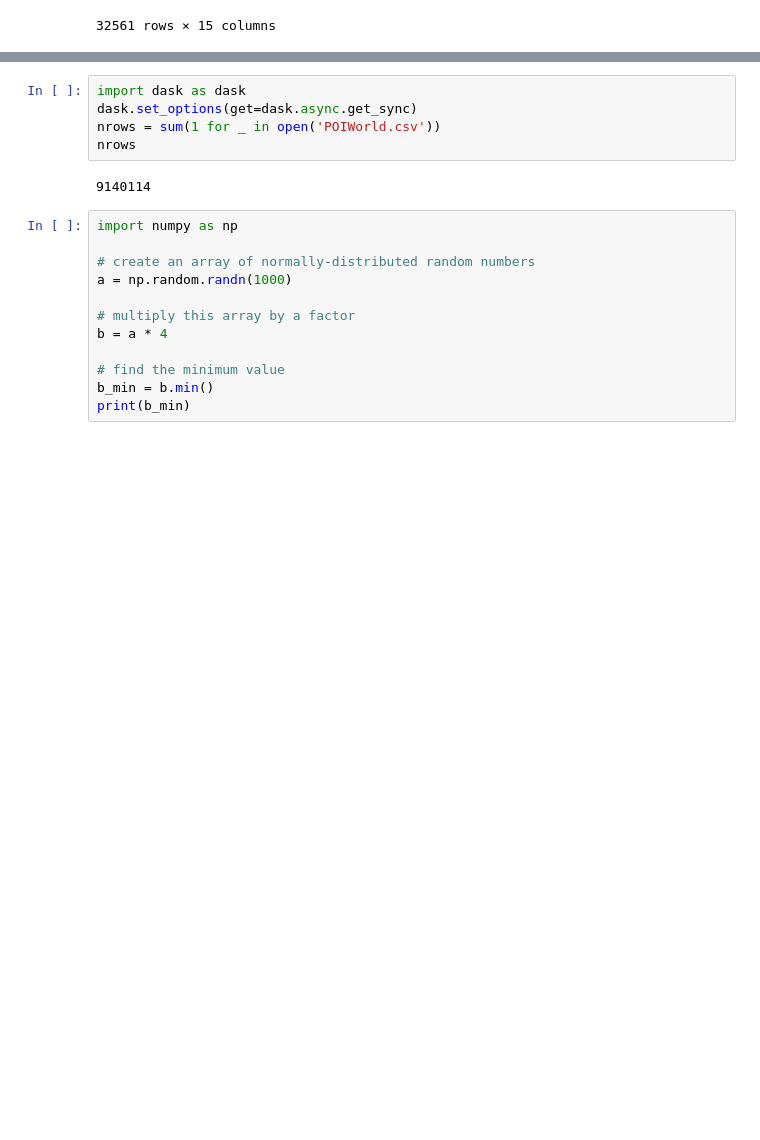
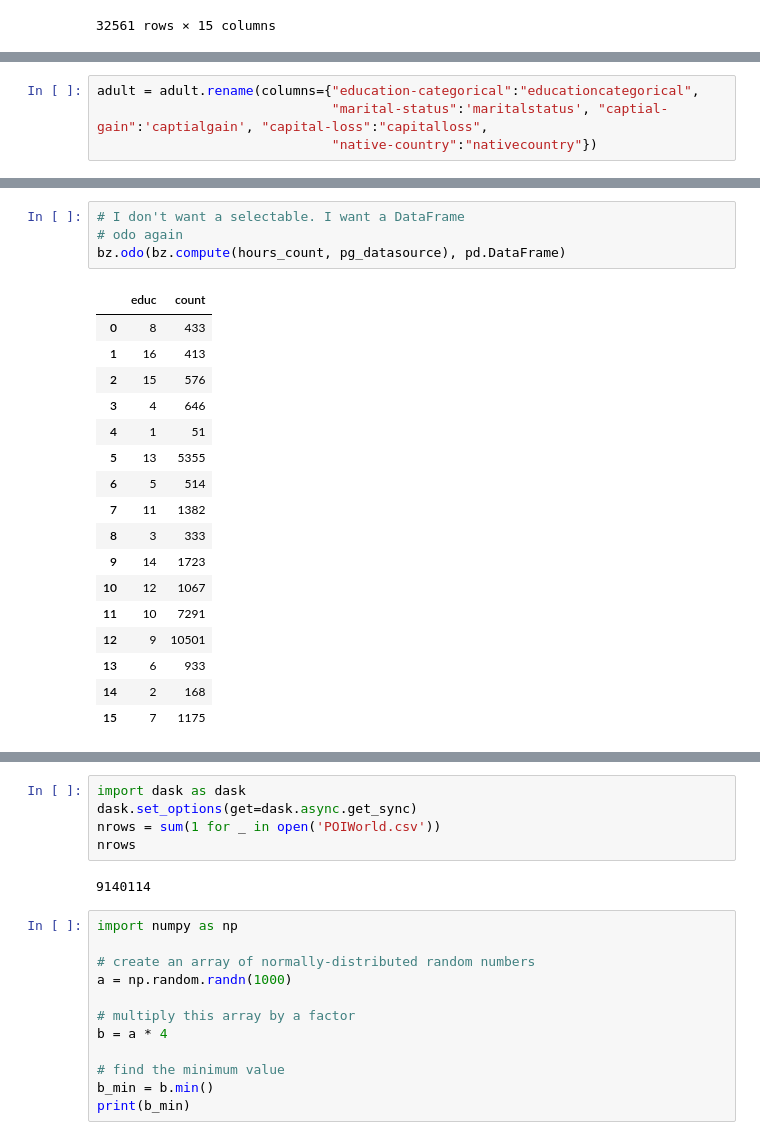
Before and after one commit to springcoil/pydataamsterdamkeynote, a Jupyter notebook: PyDataStack2016.ipynb, the cells around one changed output, grey strips where cells are left out. Cells and saved outputs as stored; diff of their text form; blank space fills up the shorter version.

```diff
--- a/PyDataStack2016.ipynb
+++ b/PyDataStack2016.ipynb
@@ -396,0 +564,4 @@ adult.assign(age2 = lambda x: np.square(x.age))
+# %%
+adult = adult.rename(columns={"education-categorical":"educationcategorical",
+                              "marital-status":'maritalstatus', "captial-gain":'captialgain', "capital-loss":"capitalloss",
+                              "native-country":"nativecountry"})
@@ -397 +577,23 @@ adult.assign(age2 = lambda x: np.square(x.age))
+# %%
+# I don't want a selectable. I want a DataFrame
+# odo again
+bz.odo(bz.compute(hours_count, pg_datasource), pd.DataFrame)
+# %% [output]
+|  | educ | count |
+| 0 | 8 | 433 |
+| 1 | 16 | 413 |
+| 2 | 15 | 576 |
+| 3 | 4 | 646 |
+| 4 | 1 | 51 |
+| 5 | 13 | 5355 |
+| 6 | 5 | 514 |
+| 7 | 11 | 1382 |
+| 8 | 3 | 333 |
+| 9 | 14 | 1723 |
+| 10 | 12 | 1067 |
+| 11 | 10 | 7291 |
+| 12 | 9 | 10501 |
+| 13 | 6 | 933 |
+| 14 | 2 | 168 |
+| 15 | 7 | 1175 |
 # %% [markdown]
```
Also changed, not shown: parts of 26 cells of this notebook, 1 other file.
